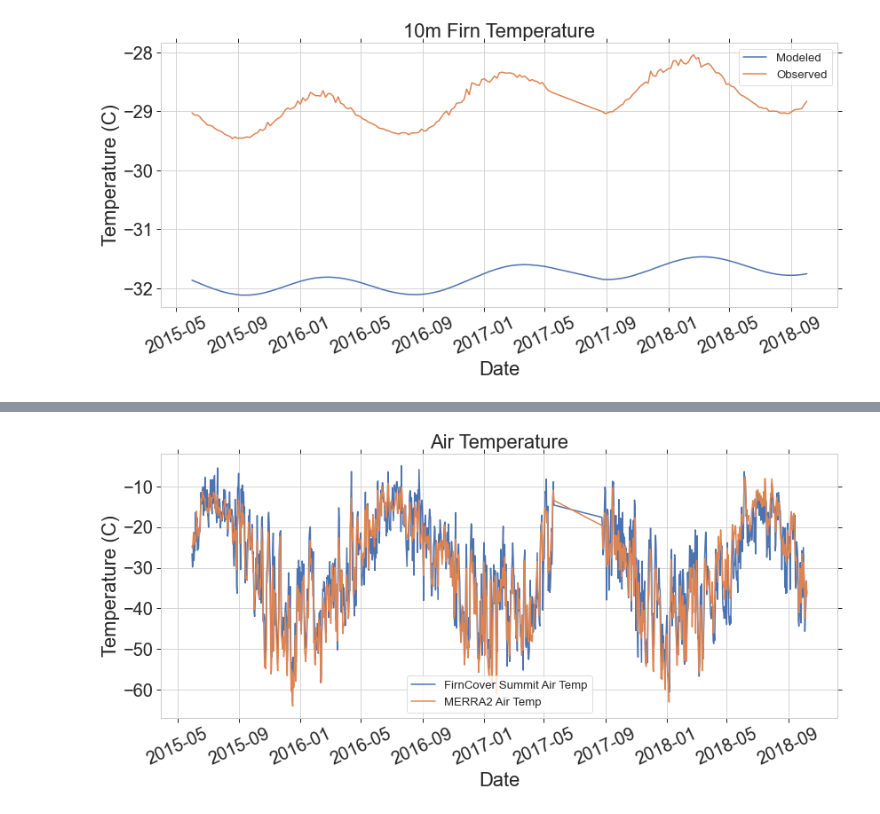
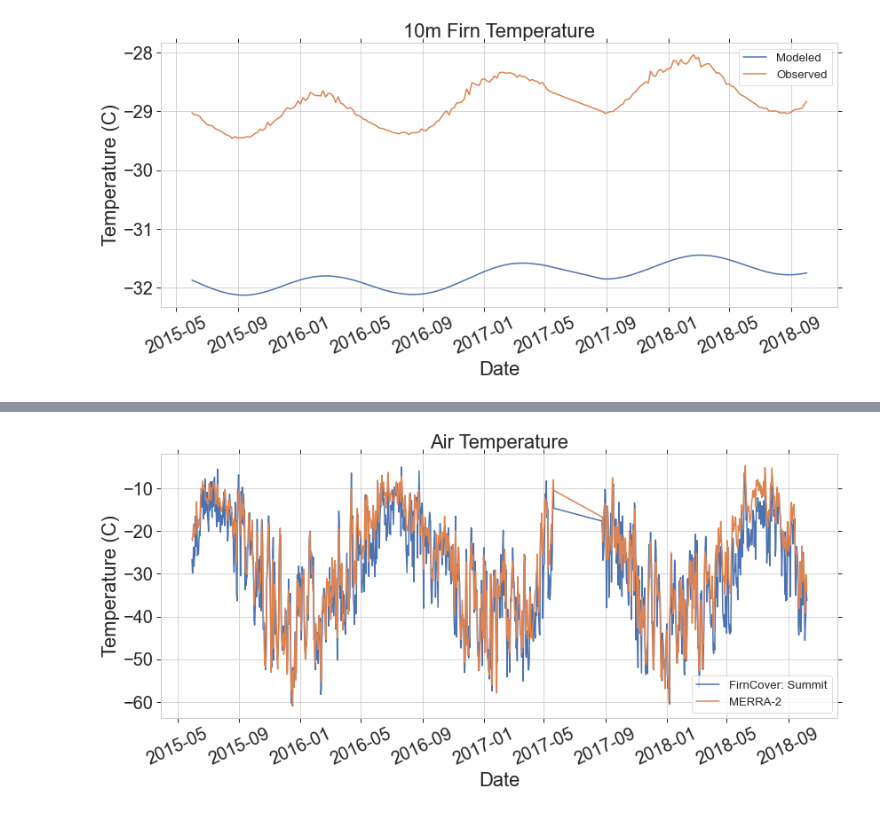
Before and after one commit to maximusjstevens/firncover, a Jupyter notebook: Summit_Model_Temp.ipynb, the cells around one changed output, grey strips where cells are left out. Saved outputs shown, nothing was run; the diff lists cells and outputs as text; code cells hidden in the pictures.

```diff
--- a/Summit_Model_Temp.ipynb
+++ b/Summit_Model_Temp.ipynb
@@ -453,21 +501,22 @@ Text(0.5, 1.0, 'GSFC2020_315 FAC')
 # %%
 ### Compare FirnCover air temp to MERRA2 data
 
-overlap_dates = df_daily.index.intersection(Summit_air_temp.index)
-df_daily_subsampled = df_daily.loc[overlap_dates] #Select just the data from the overlaping dates
+overlap_dates = df_daily_adjusted.index.intersection(Summit_air_temp.index)
+# df_daily_subsampled = df_daily.loc[overlap_dates] #Select just the data from the overlaping dates
+df_daily_subsampled_adjust = df_daily_adjusted.loc[overlap_dates] #Select just the data from the overlaping dates
 Summit_air_subsampled = Summit_air_temp.loc[overlap_dates]
 # %%
 # Plot the FirnCover Summit air temp with the MERAA2 air temp
 
 f1,a1=plt.subplots(figsize=(12,6))
-a1.plot(overlap_dates, Summit_air_subsampled['air_temp_C'], label=f'FirnCover Summit Air Temp')
-a1.plot(overlap_dates, df_daily_subsampled['TS']-273.15, label=f'MERRA2 Air Temp')
+a1.plot(overlap_dates, Summit_air_subsampled['air_temp_C'], label=f'FirnCover: Summit')
+a1.plot(overlap_dates, df_daily_subsampled_adjust['TS']-273.15, label=f'MERRA-2')
 a1.tick_params(axis='x', rotation=25)
 a1.legend()
 a1.set_xlabel('Date')
 a1.set_ylabel('Temperature (C)')
 a1.set_title(f'Air Temperature')
-figfilename = f'FirnCover_MERRA2_Air_Temp.png'
+figfilename = f'Tplus{t_adjust}_FirnCover_MERRA2_Air_Temp.png'
 f1.savefig(figfilename)
 # %% [output]
-[figure, old version]
+[figure, new version]
```
Also changed, not shown: parts of 13 cells of this notebook.
